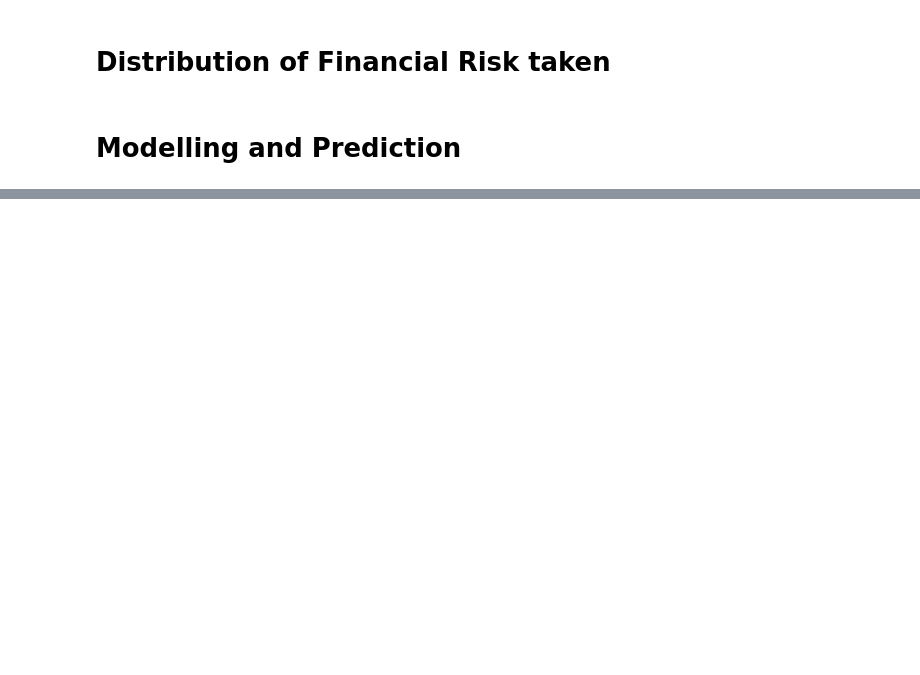
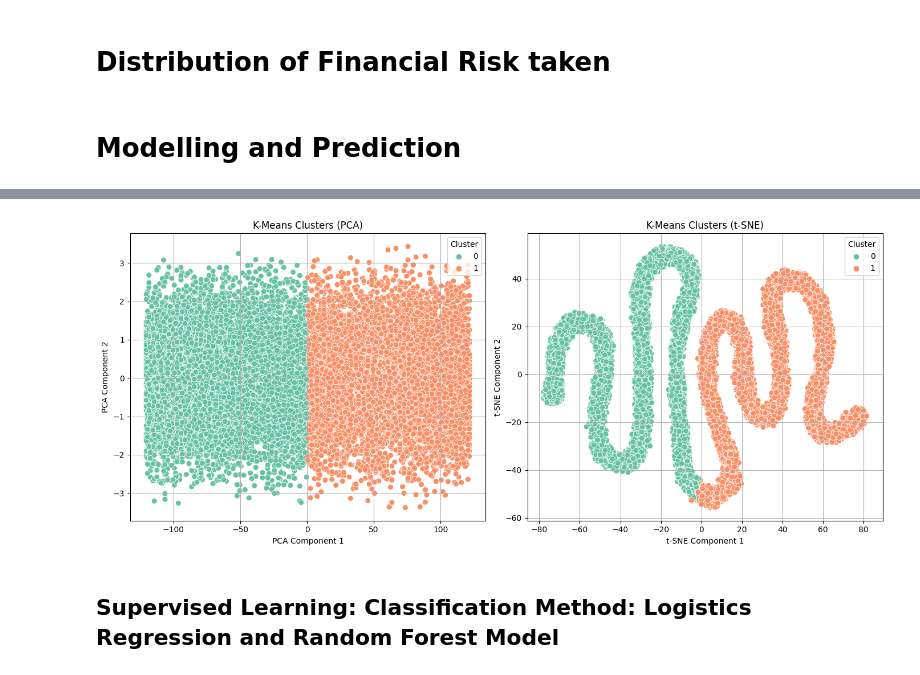
Before and after one commit to IfeoluwaRuth/Financial-Risk-Analysis, a Jupyter notebook: financial-risk-analysis.ipynb, the cells around one changed output, grey strips where cells are left out. Saved outputs shown, nothing was run; the diff lists cells and outputs as text; code cells hidden in the pictures; blank space fills up the shorter version.

```diff
--- a/financial-risk-analysis.ipynb
+++ b/financial-risk-analysis.ipynb
@@ -373,0 +484,40 @@ Chi-square test results for all pairwise combinations of categorical variables:
+# %%
+from sklearn.decomposition import PCA
+from sklearn.manifold import TSNE
+import matplotlib.pyplot as plt
+import seaborn as sns
+import numpy as np
+
+k = 2  # or any other number of clusters you'd like to use
+km = KMeans(n_clusters=k, init='k-means++', random_state=142)
+km_labels = km.fit_predict(new_data_process)
+
+# ---- Dimension Reduction: PCA ----
+pca = PCA(n_components=2, random_state=142)
+pca_xy = pca.fit_transform(new_data_process)
+
+# ---- Dimension Reduction: t-SNE ----
+n_samples = len(new_data_process)
+perp = min(30, max(5, n_samples // 4))
+tsne = TSNE(n_components=2, perplexity=perp, n_iter=800, random_state=142,
+            learning_rate='auto', init='pca')
+tsne_xy = tsne.fit_transform(new_data_process)
+
+# Mapping of embeddings
+emb_map = {"PCA": pca_xy, "t-SNE": tsne_xy}
+
+# ---- Plotting Results ----
+plt.figure(figsize=(14, 6))
+
+for i, (name, emb) in enumerate(emb_map.items()):
+    plt.subplot(1, 2, i + 1)
+    sns.scatterplot(x=emb[:, 0], y=emb[:, 1], hue=km_labels, palette='Set2', s=50)
+    plt.title(f"K-Means Clusters ({name})")
+    plt.xlabel(f"{name} Component 1")
+    plt.ylabel(f"{name} Component 2")
+    plt.legend(title='Cluster')
+    plt.grid(True)
+
+plt.tight_layout()
+plt.show()
+# %% [output]
@@ -373,0 +525,3 @@ Chi-square test results for all pairwise combinations of categorical variables:
+[figure, added]
+# %% [markdown]
+## Supervised Learning: Classification Method: Logistics Regression and Random Forest Model
```
Also changed, not shown: parts of 11 cells of this notebook.
